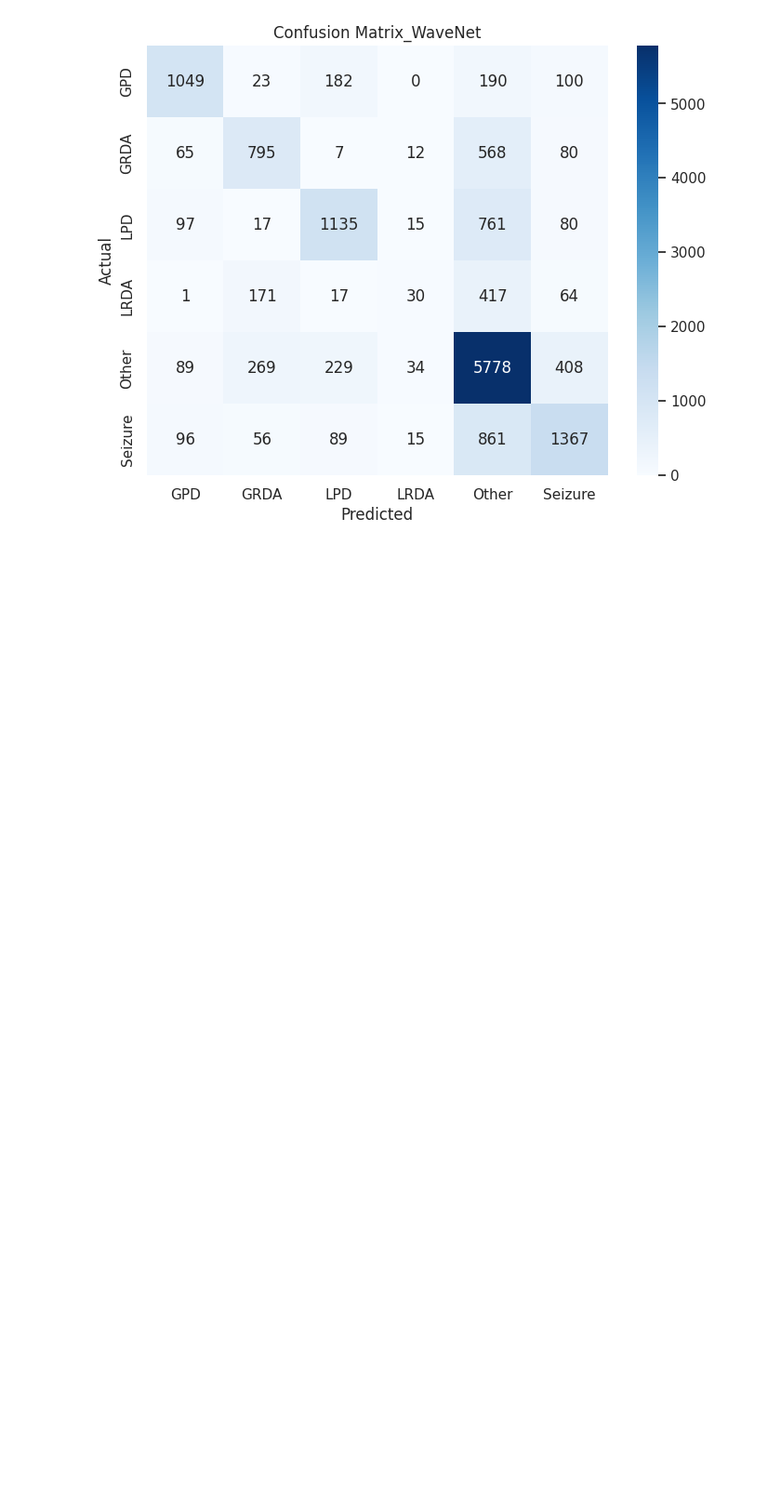
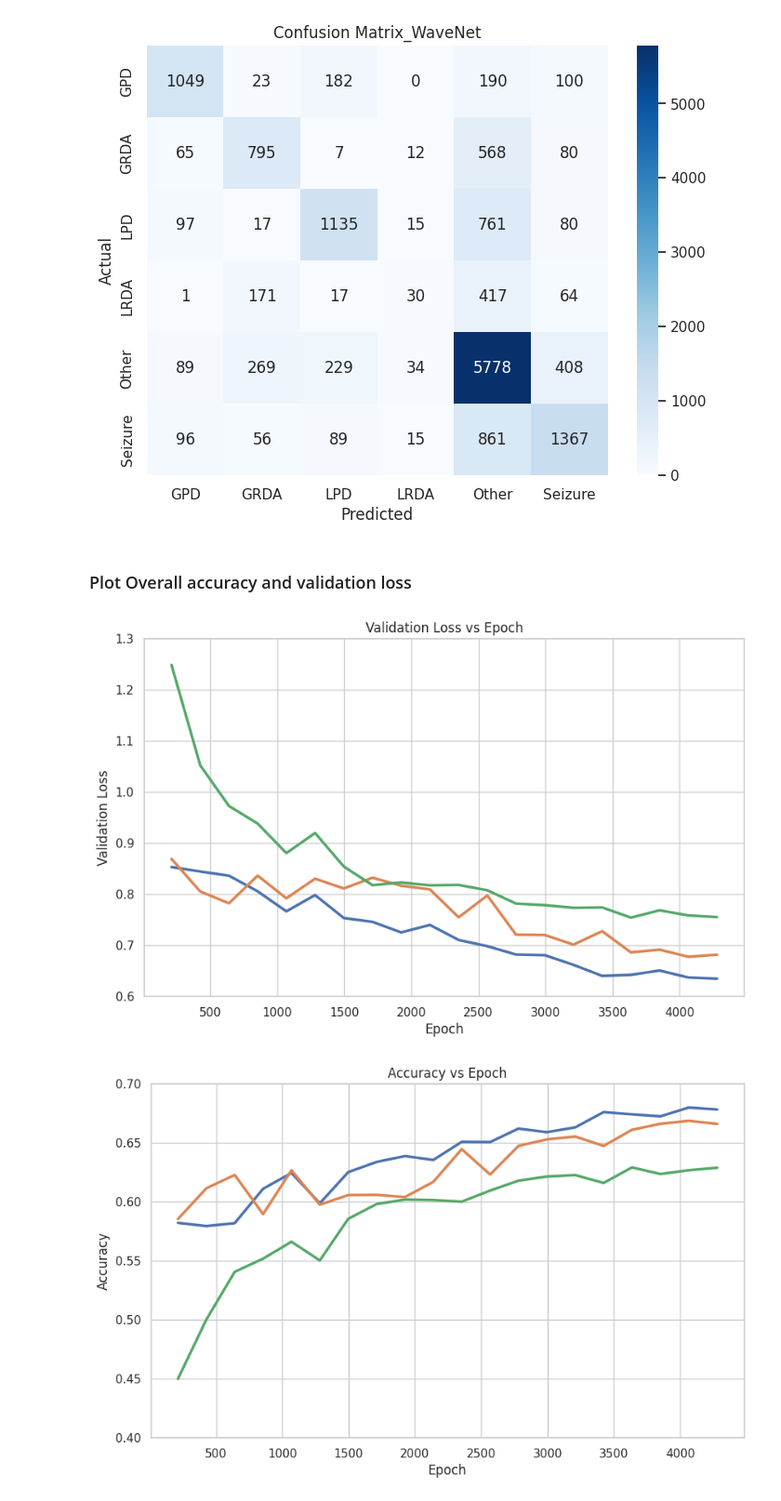
Before and after one commit to yifei-zhhhh/SI699-HMS, a Jupyter notebook: code/contrastive-visualization.ipynb, the cells around one changed output. Shown at 93% size. Drawn from its saved outputs; the diff is of its cells as text; code cells hidden in the pictures; blank space fills up the shorter version.

```diff
--- a/code/contrastive-visualization.ipynb
+++ b/code/contrastive-visualization.ipynb
@@ -208,3 +214,73 @@ for path in ["Model", "SpecNet", "WaveNet"]:
 [figure]
 [figure]
 [figure]
+# %% [markdown]
+### Plot Overall accuracy and validation loss
+# %%
+for metric in ['val_loss','val_acc']:
+    dfs=[]
+    for model in ['EEGModel','EEGSpecNet','EEGWaveNet']:
+        version = 0
+        directory = f'/kaggle/input/hms-results/{model}_full/lightning_logs/version_{version}/'
+        files = os.listdir(directory)
+        events_file = directory + [file for file in files if not file.endswith('.yaml')][0]
+        event_acc = event_accumulator.EventAccumulator(events_file)
+        event_acc.Reload()
+        validation_summaries = event_acc.Scalars(f'{metric}_epoch')
+        epochs = []
+        val_losses = []
+        for summary in validation_summaries:
+            step = summary.step
+            epoch = step
+            value = summary.value
+            epochs.append(epoch)
+            val_losses.append(value)
+        df = pd.DataFrame({'Epoch': epochs, 'Value': val_losses})
+
+        for version in range(1,5):
+            directory = f'/kaggle/input/hms-results/{model}_full/lightning_logs/version_{version}/'
+            files = os.listdir(directory)
+            events_file = directory + [file for file in files if not file.endswith('.yaml')][0]
+            event_acc = event_accumulator.EventAccumulator(events_file)
+            event_acc.Reload()
+            validation_summaries = event_acc.Scalars(f'{metric}_epoch')
+            epochs = []
+            val_losses = []
+            for summary in validation_summaries:
+                step = summary.step
+                epoch = step
+                value = summary.value
+                epochs.append(epoch)
+                val_losses.append(value)
+            temp = pd.DataFrame({'Epoch': epochs, 'Value': val_losses})
+            df=df+temp
+
+        dfs.append(df/5)
+
+    plt.figure(figsize=(10, 6))
+    df1 = dfs[0]
+    df2 = dfs[1]
+    df3 = dfs[2]
+
+    plt.plot(df1['Epoch'], df1['Value'], label='Multimodal Model', linewidth=2.5)
+    plt.plot(df2['Epoch'], df2['Value'], label='SpecNet', linewidth=2.5)
+    plt.plot(df3['Epoch'], df3['Value'], label='WaveNet',linewidth=2.5)
+
+
+    if metric == 'val_acc':
+        plt.ylim(0.4,0.7)
+        metric = 'Accuracy'
+    elif metric == 'val_loss':
+        metric = 'Validation Loss'
+        plt.ylim(0.6,1.3)
+
+    mpl.rcParams['font.size'] = 15
+    plt.xlabel('Epoch')
+    plt.ylabel(f'{metric}')
+    plt.title(f'{metric} vs Epoch')
+    plt.grid(True)
+    plt.gcf().patch.set_facecolor('none')
+    plt.savefig(f'{metric}.png')
+# %% [output]
+[figure, added]
+[figure, added]
```
Also changed, not shown: parts of 4 cells of this notebook.
